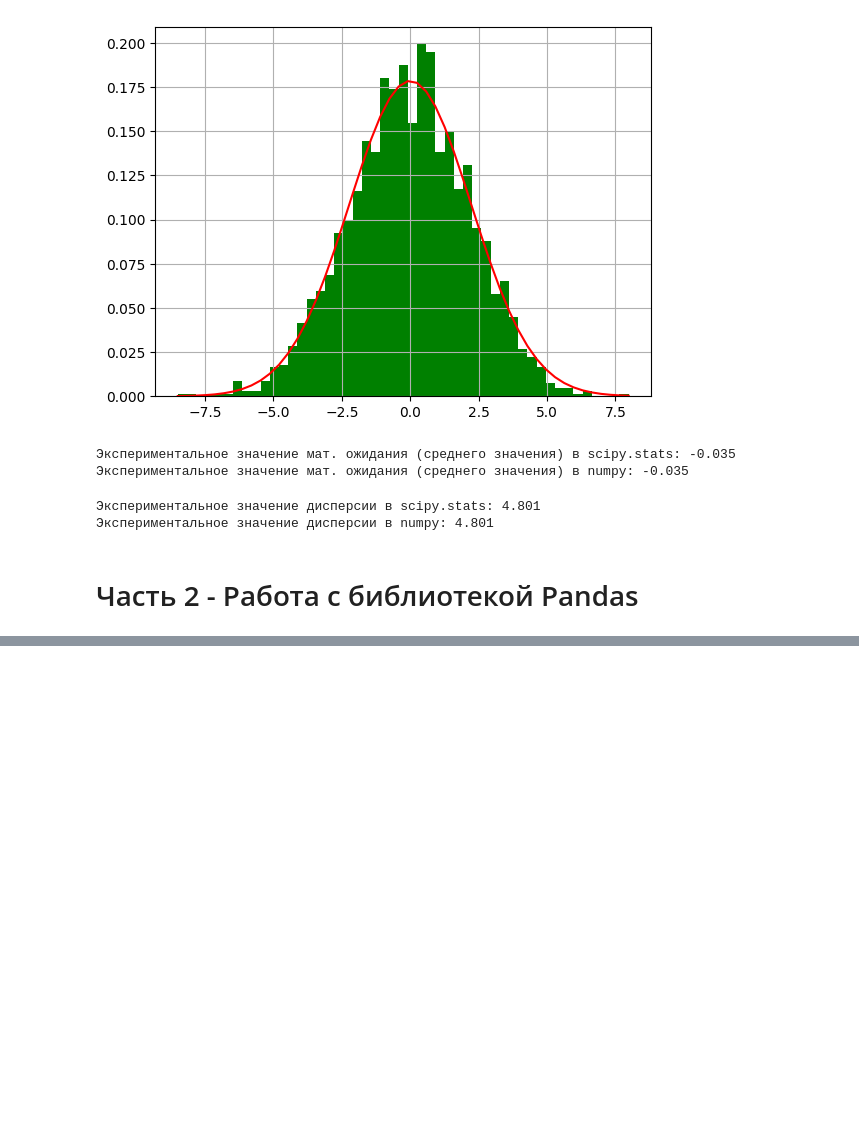
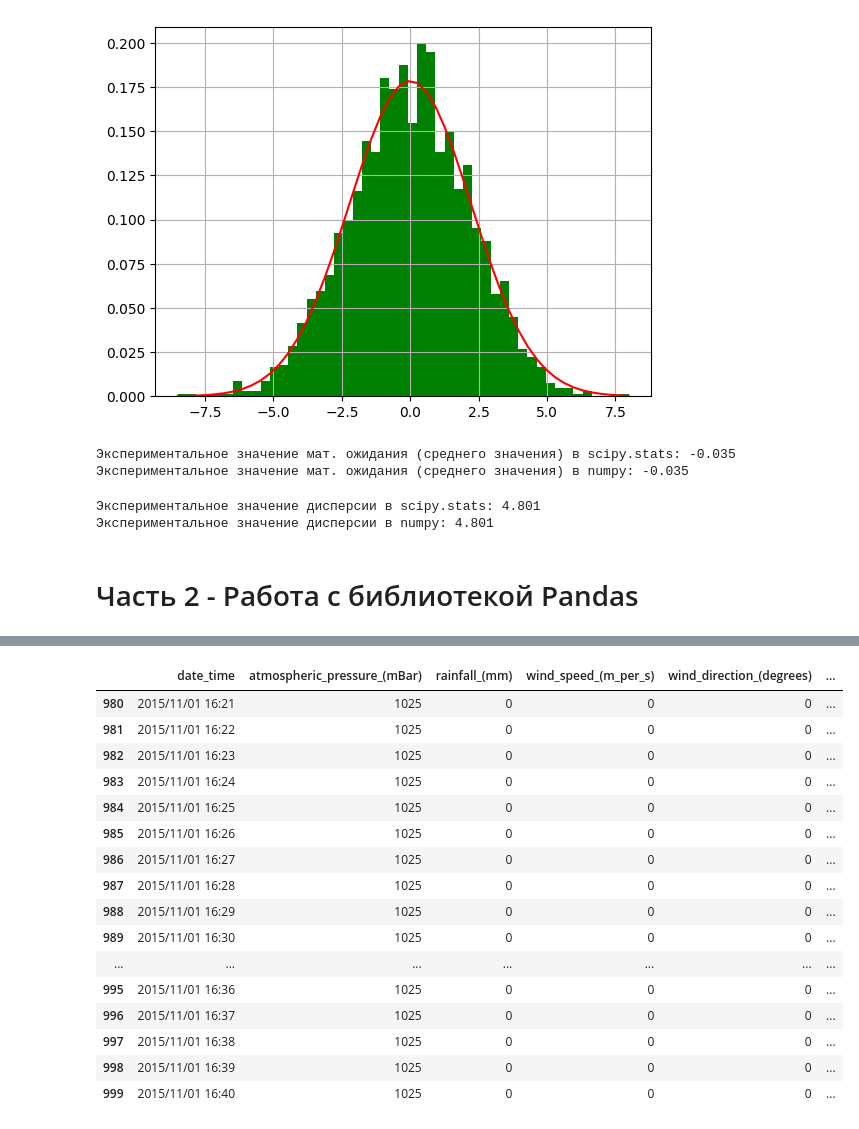
Before and after one commit to NizaevEdgar/Innopolis_Projects, a Jupyter notebook: Homework_2/homework_2.ipynb, the cells around one changed output, grey strips where cells are left out. Drawn from its saved outputs; the diff is of its cells as text; code cells hidden in the pictures; blank space fills up the shorter version.

```diff
--- a/Homework_2/homework_2.ipynb
+++ b/Homework_2/homework_2.ipynb
@@ -116,0 +280,21 @@ print(f'Экспериментальное значение дисперсии
+# %%
+# И последние 20 строк
+df.tail(20)
+# %% [output]
+|  | date_time | atmospheric_pressure_(mBar) | rainfall_(mm) | wind_speed_(m_per_s) | wind_direction_(degrees) | ... |
+| 980 | 2015/11/01 16:21 | 1025 | 0 | 0 | 0 | ... |
+| 981 | 2015/11/01 16:22 | 1025 | 0 | 0 | 0 | ... |
+| 982 | 2015/11/01 16:23 | 1025 | 0 | 0 | 0 | ... |
+| 983 | 2015/11/01 16:24 | 1025 | 0 | 0 | 0 | ... |
+| 984 | 2015/11/01 16:25 | 1025 | 0 | 0 | 0 | ... |
+| 985 | 2015/11/01 16:26 | 1025 | 0 | 0 | 0 | ... |
+| 986 | 2015/11/01 16:27 | 1025 | 0 | 0 | 0 | ... |
+| 987 | 2015/11/01 16:28 | 1025 | 0 | 0 | 0 | ... |
+| 988 | 2015/11/01 16:29 | 1025 | 0 | 0 | 0 | ... |
+| 989 | 2015/11/01 16:30 | 1025 | 0 | 0 | 0 | ... |
+| ... | ... | ... | ... | ... | ... | ... |
+| 995 | 2015/11/01 16:36 | 1025 | 0 | 0 | 0 | ... |
+| 996 | 2015/11/01 16:37 | 1025 | 0 | 0 | 0 | ... |
+| 997 | 2015/11/01 16:38 | 1025 | 0 | 0 | 0 | ... |
+| 998 | 2015/11/01 16:39 | 1025 | 0 | 0 | 0 | ... |
+| 999 | 2015/11/01 16:40 | 1025 | 0 | 0 | 0 | ... |
```
Also changed, not shown: parts of 27 cells of this notebook, 1 other file.
